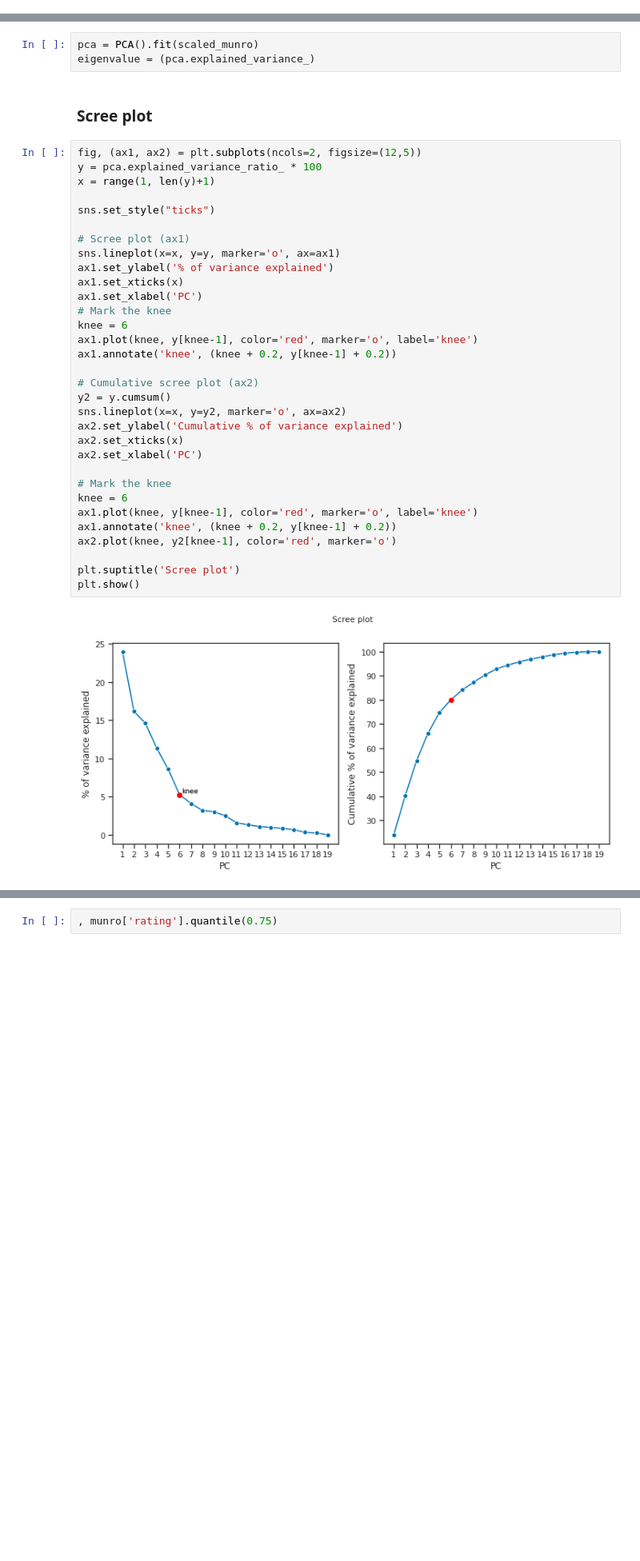
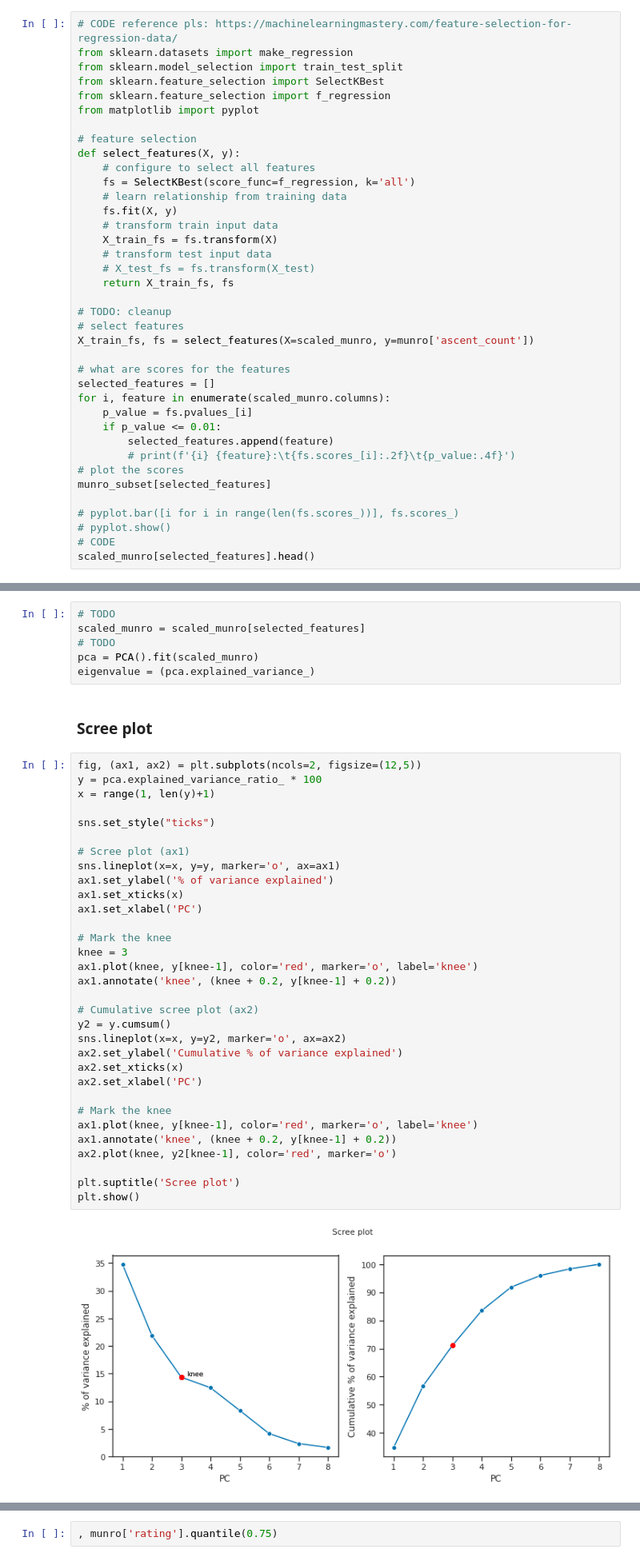
Before and after one commit to filipbalucha/FDS_final_project, a Jupyter notebook: data_analysis.ipynb, the cells around one changed output, grey strips where cells are left out. Shown at 80% size. Drawn from its saved outputs; the diff is of its cells as text; blank space fills up the shorter version.

Commit message:
Add skeleton for feature selection

```diff
--- a/data_analysis.ipynb
+++ b/data_analysis.ipynb
@@ -333,0 +360,38 @@ scaled_munro = pd.DataFrame(scaler.fit_transform(munro_subset), index = munro_su
+# %%
+# CODE reference pls: https://machinelearningmastery.com/feature-selection-for-regression-data/
+from sklearn.datasets import make_regression
+from sklearn.model_selection import train_test_split
+from sklearn.feature_selection import SelectKBest
+from sklearn.feature_selection import f_regression
+from matplotlib import pyplot
+
+# feature selection
+def select_features(X, y):
+	# configure to select all features
+	fs = SelectKBest(score_func=f_regression, k='all')
+	# learn relationship from training data
+	fs.fit(X, y)
+	# transform train input data
+	X_train_fs = fs.transform(X)
+	# transform test input data
+	# X_test_fs = fs.transform(X_test)
+	return X_train_fs, fs
+
+# TODO: cleanup
+# select features
+X_train_fs, fs = select_features(X=scaled_munro, y=munro['ascent_count'])
+
+# what are scores for the features
+selected_features = []
+for i, feature in enumerate(scaled_munro.columns):
+    p_value = fs.pvalues_[i]
+    if p_value <= 0.01:
+	    selected_features.append(feature)
+        # print(f'{i} {feature}:\t{fs.scores_[i]:.2f}\t{p_value:.4f}')
+# plot the scores
+munro_subset[selected_features]
+
+# pyplot.bar([i for i in range(len(fs.scores_))], fs.scores_)
+# pyplot.show()
+# CODE
+scaled_munro[selected_features].head()
@@ -334,6 +429,9 @@ scaled_munro = pd.DataFrame(scaler.fit_transform(munro_subset), index = munro_su
 # %% [markdown]
 ## PCA
 # %%
+# TODO
+scaled_munro = scaled_munro[selected_features]
+# TODO
 pca = PCA().fit(scaled_munro)
 eigenvalue = (pca.explained_variance_)
 # %% [markdown]
@@ -342,36 +440,36 @@ eigenvalue = (pca.explained_variance_)
 fig, (ax1, ax2) = plt.subplots(ncols=2, figsize=(12,5))
 y = pca.explained_variance_ratio_ * 100
 x = range(1, len(y)+1)
 
 sns.set_style("ticks")
 
 # Scree plot (ax1)
 sns.lineplot(x=x, y=y, marker='o', ax=ax1)
 ax1.set_ylabel('% of variance explained')
 ax1.set_xticks(x)
 ax1.set_xlabel('PC')
+
 # Mark the knee
-knee = 6
+knee = 3
 ax1.plot(knee, y[knee-1], color='red', marker='o', label='knee')
 ax1.annotate('knee', (knee + 0.2, y[knee-1] + 0.2))
 
 # Cumulative scree plot (ax2)
 y2 = y.cumsum()
 sns.lineplot(x=x, y=y2, marker='o', ax=ax2)
 ax2.set_ylabel('Cumulative % of variance explained')
 ax2.set_xticks(x)
 ax2.set_xlabel('PC')
 
 # Mark the knee
-knee = 6
 ax1.plot(knee, y[knee-1], color='red', marker='o', label='knee')
 ax1.annotate('knee', (knee + 0.2, y[knee-1] + 0.2))
 ax2.plot(knee, y2[knee-1], color='red', marker='o')
 
 plt.suptitle('Scree plot')
 plt.show()
 # %% [output]
-[figure, old version]
+[figure, new version]
 # %% [markdown]
 - The scree plot shows that the first 6 principal components help explain a considerable amount of variance. The knee is indicated in red.
 - Using the cumulative plot, we see that the first 6 PCs explain 80% of the variance in the data.
```
Also changed, not shown: parts of 42 cells of this notebook.
